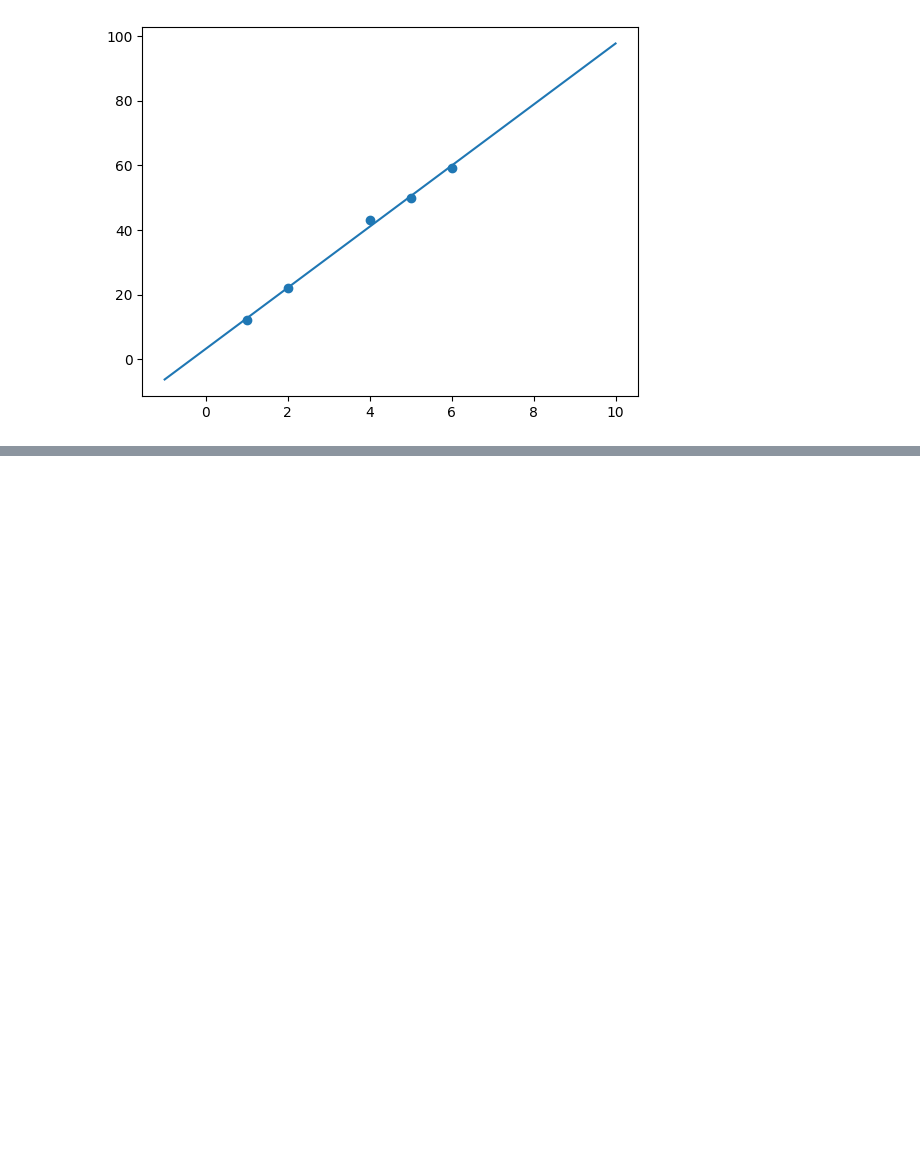
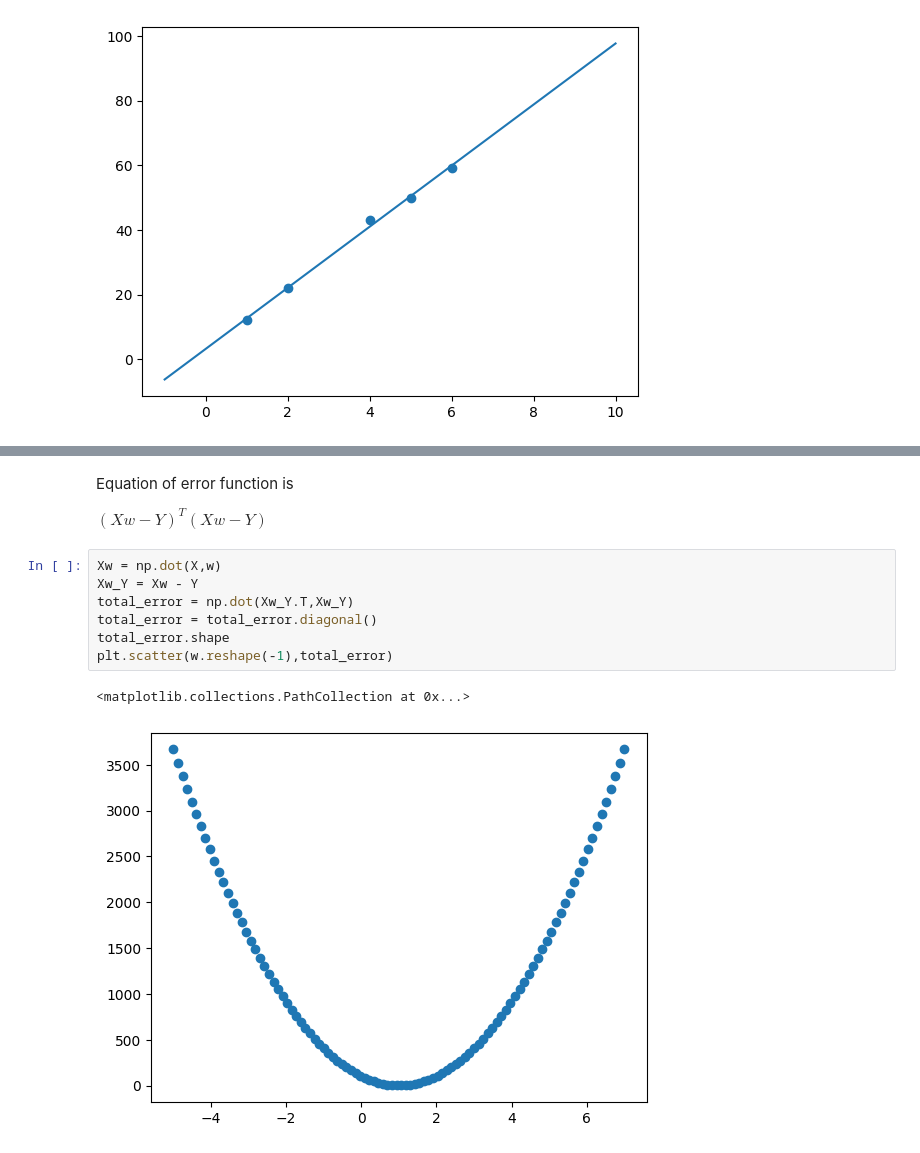
Before and after one commit to aruntakhur/GEU_ML_Jan_25, a Jupyter notebook: LinearRegression_Jan2025.ipynb, the cells around one changed output, grey strips where cells are left out. Saved outputs shown, nothing was run; the diff lists cells and outputs as text; blank space fills up the shorter version.

```diff
--- a/LinearRegression_Jan2025.ipynb
+++ b/LinearRegression_Jan2025.ipynb
@@ -49,0 +61,15 @@ plt.plot(x,y)
+# %% [markdown]
+Equation of error function is
+
+
+$(Xw-Y)^T(Xw-Y)$
+# %%
+Xw = np.dot(X,w)
+Xw_Y = Xw - Y
+total_error = np.dot(Xw_Y.T,Xw_Y)
+total_error = total_error.diagonal()
+total_error.shape
+plt.scatter(w.reshape(-1),total_error)
+# %% [output]
+<matplotlib.collections.PathCollection at 0x...>
+[figure, added]
```
Also changed, not shown: parts of 6 cells of this notebook.
